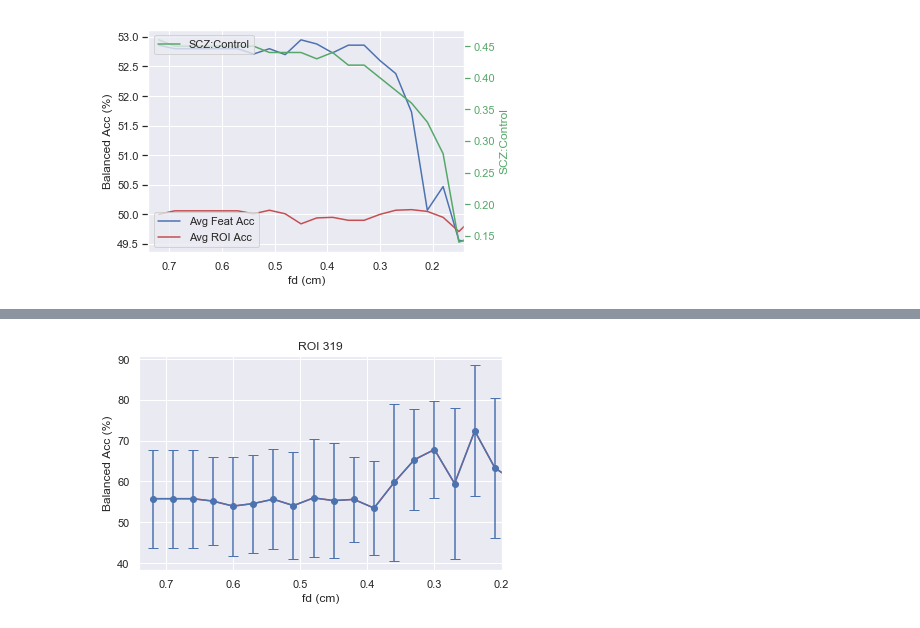
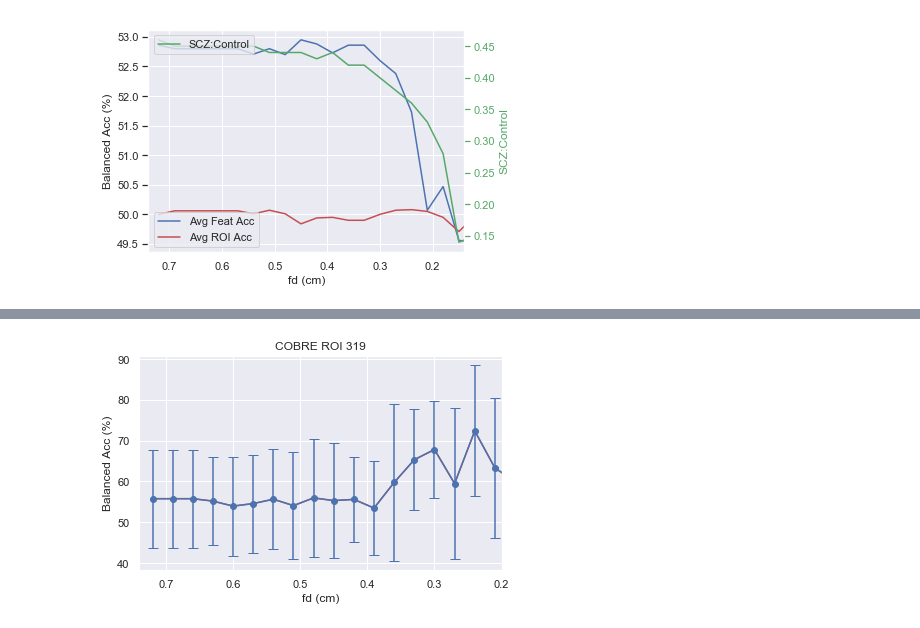
Before and after one commit to DynamicsAndNeuralSystems/fMRI_FeaturesDisorders, a Jupyter notebook: classifyFeatMat.ipynb, the cells around one changed output, grey strips where cells are left out. Drawn from its saved outputs; the diff is of its cells as text; code cells hidden in the pictures.

```diff
--- a/classifyFeatMat.ipynb
+++ b/classifyFeatMat.ipynb
@@ -716,27 +790,27 @@ plt.show()
 # %%
 # Plot ROI_BalancedAcc as it varies with fd
 
 # Import and store the fdArray
 filePath = '/Users/AV/Desktop/FeatureMatrixData/ROI_BalancedAcc_COBRE.txt'
 df = pd.read_csv(filePath);
 
 # print(df)
 
 fig, ax1 = plt.subplots()
 
 fd = df.iloc[:,0]
 ROI_Balanced = df.iloc[:,1]
 stdDev = df.iloc[:,2]
 
 ax1.plot(fd, ROI_Balanced, 'r-')
 ax1.errorbar(fd, ROI_Balanced, yerr=stdDev, fmt='-o', capsize=5)
 
-plt.title('ROI 319')
+plt.title('COBRE ROI 319')
 plt.xlim(max(fd)+0.02, min(fd)+0.02)
 ax1.set_xlabel('fd (cm)')
 ax1.set_ylabel('Balanced Acc (%)')
 
 fig.tight_layout()
 plt.show()
 # %% [output]
-[figure, old version]
+[figure, new version]
```
Also changed, not shown: parts of 17 cells of this notebook, 4 other files.
